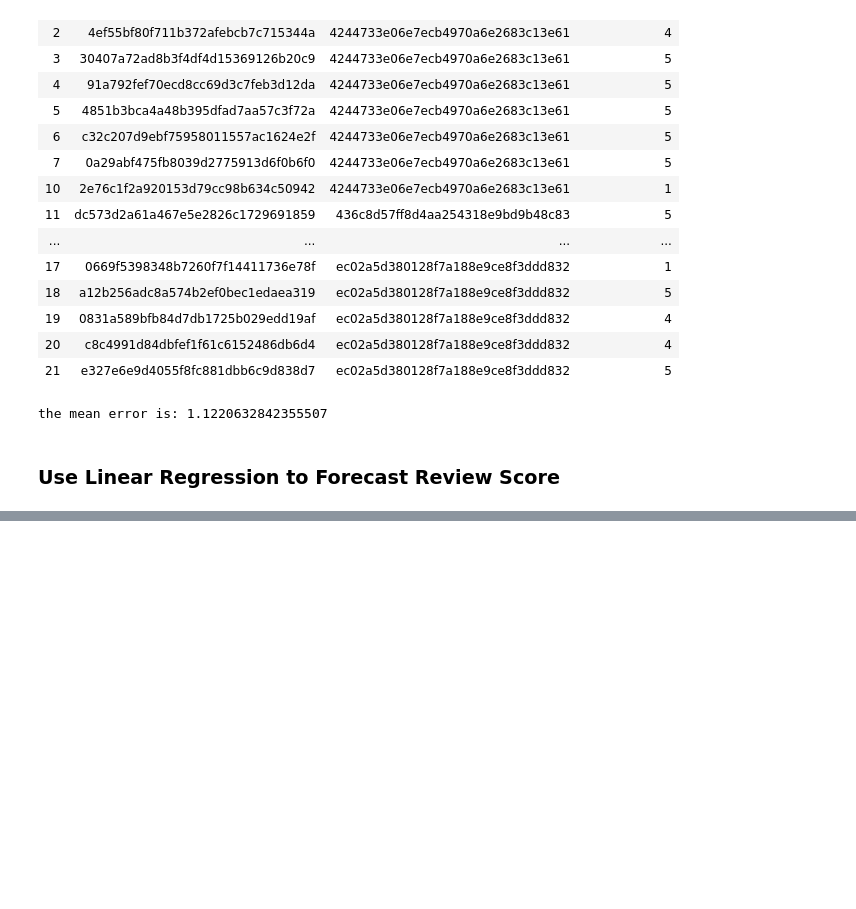
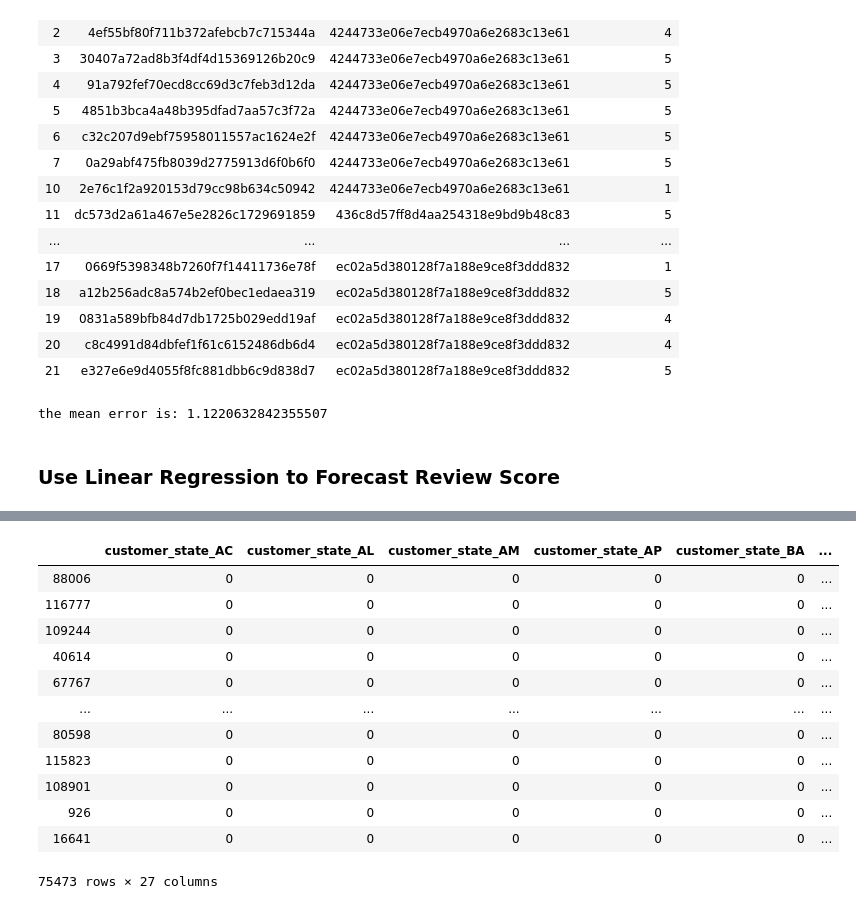
Before and after one commit to ldietsche/Springboard_Course, a Jupyter notebook: Capstone Project 1/Capstone Project 1 v2.ipynb, the cells around one changed output, grey strips where cells are left out. Drawn from its saved outputs; the diff is of its cells as text; code cells hidden in the pictures; blank space fills up the shorter version.

```diff
--- a/Capstone Project 1/Capstone Project 1 v2.ipynb
+++ b/Capstone Project 1/Capstone Project 1 v2.ipynb
@@ -818,6 +807,6 @@ the mean error is: 1.1220632842355507
 # %%
 y = master_df['review_score']
-X = master_df[['seller_state',
-               'customer_state',
-               'product_category_name',
-               'product_id',]]
+X = master_df[['customer_state']]
+               #'product_category_name',
+               #'seller_state',
+               #'product_id',]]
@@ -863,6 +812,0 @@ test.shape
-# %%
-from sklearn.linear_model import LinearRegression
-
-y = LR['review_score']
-X = LR.iloc[:,1:]
-reg = LinearRegression().fit(X, y)
@@ -872,0 +815,20 @@ reg.coef_
+# %%
+X_train, X_test, y_train, y_test = train_test_split(X, y, test_size=0.33, random_state=42)
+# %%
+X_train = pd.get_dummies(X_train)
+# %%
+X_train
+# %% [output]
+|  | customer_state_AC | customer_state_AL | customer_state_AM | customer_state_AP | customer_state_BA | ... |
+| 88006 | 0 | 0 | 0 | 0 | 0 | ... |
+| 116777 | 0 | 0 | 0 | 0 | 0 | ... |
+| 109244 | 0 | 0 | 0 | 0 | 0 | ... |
+| 40614 | 0 | 0 | 0 | 0 | 0 | ... |
+| 67767 | 0 | 0 | 0 | 0 | 0 | ... |
+| ... | ... | ... | ... | ... | ... | ... |
+| 80598 | 0 | 0 | 0 | 0 | 0 | ... |
+| 115823 | 0 | 0 | 0 | 0 | 0 | ... |
+| 108901 | 0 | 0 | 0 | 0 | 0 | ... |
+| 926 | 0 | 0 | 0 | 0 | 0 | ... |
+| 16641 | 0 | 0 | 0 | 0 | 0 | ... |
+75473 rows × 27 columns
```
Also changed, not shown: parts of 19 cells of this notebook.
